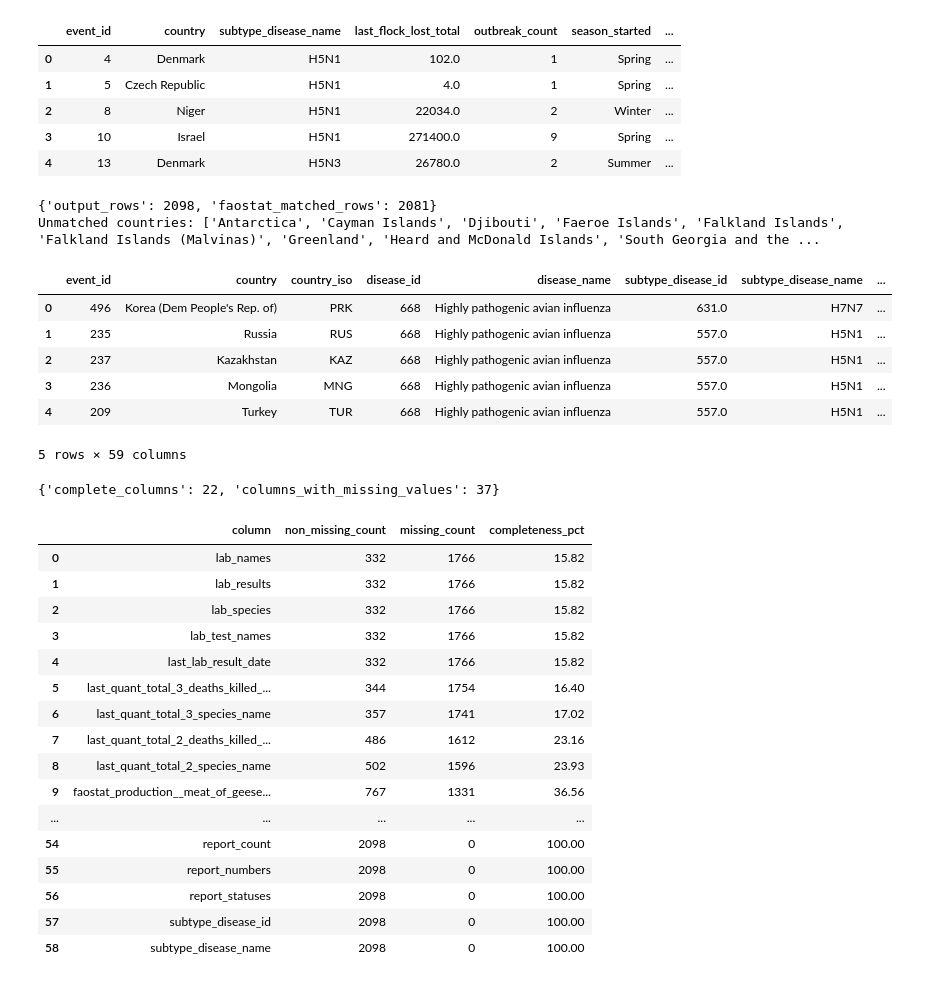
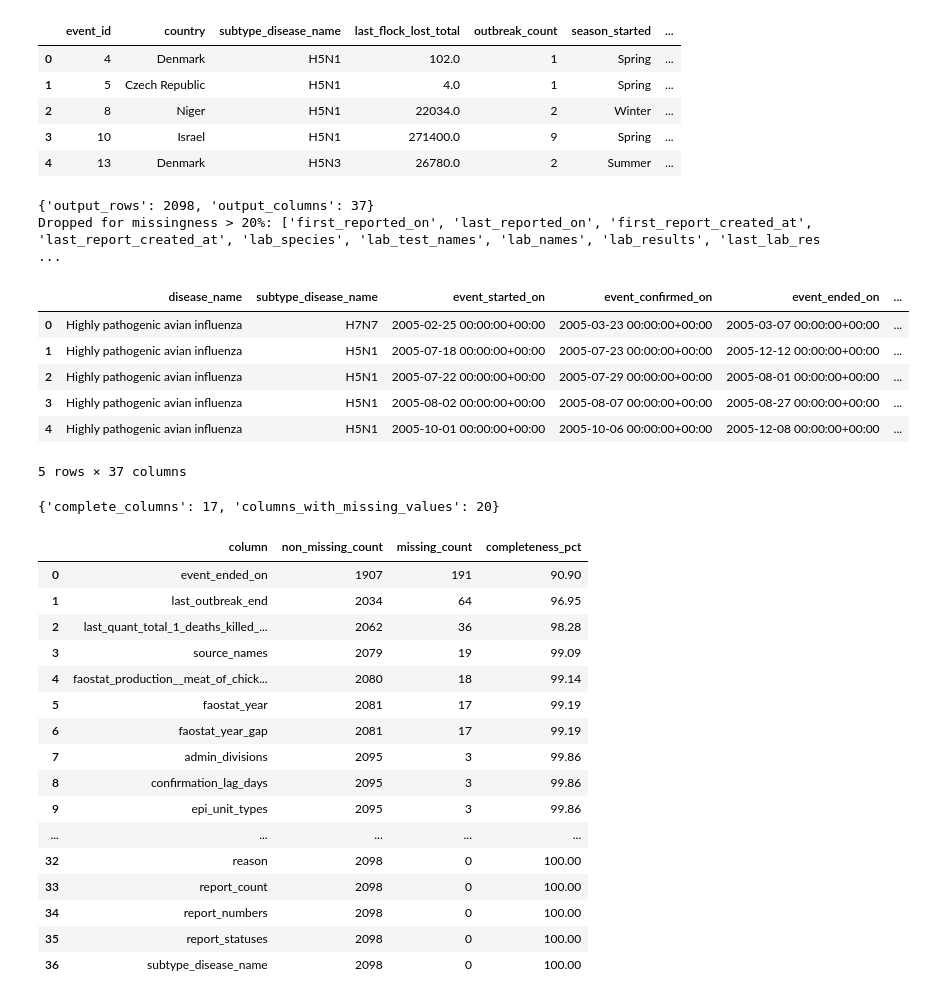
Before and after one commit to WildSphee/5126_project_2, a Jupyter notebook: notebooks/avian_EDA_pipeline.ipynb, the cells around one changed output. Drawn from its saved outputs; the diff is of its cells as text; code cells hidden in the pictures.

Commit message:
drop more cols

```diff
--- a/notebooks/avian_EDA_pipeline.ipynb
+++ b/notebooks/avian_EDA_pipeline.ipynb
@@ -341,11 +341,14 @@ event_outbreak = (
 event_level = event_static.merge(event_outbreak, on='event_id', how='left')
 event_level = event_level.merge(event_last_snapshot, on='event_id', how='left')
 event_level['season_started'] = event_level['first_outbreak_start'].map(season_from_date)
+event_level['confirmation_lag_days'] = (
+    event_level['first_outbreak_start'] - event_level['event_started_on']
+).dt.days.astype('Int64')
 event_level['outbreak_span_days'] = (
     event_level['last_outbreak_reference'] - event_level['first_outbreak_start']
 ).dt.days.astype('Int64')
 
-event_level[['event_id', 'country', 'subtype_disease_name', 'last_flock_lost_total', 'outbreak_count', 'season_started', 'outbreak_span_days']].head()
+event_level[['event_id', 'country', 'subtype_disease_name', 'last_flock_lost_total', 'outbreak_count', 'season_started', 'confirmation_lag_days', 'outbreak_span_days']].head()
 # %% [output]
 |  | event_id | country | subtype_disease_name | last_flock_lost_total | outbreak_count | season_started | ... |
 | 0 | 4 | Denmark | H5N1 | 102.0 | 1 | Spring | ... |
@@ -397,45 +400,63 @@ faostat_feature_columns = [
 events_for_match = event_level.loc[
     event_level['faostat_country'].notna() & event_level['event_anchor_year'].notna(),
     ['event_id', 'faostat_country', 'event_anchor_year'],
 ].copy()
 events_for_match['event_anchor_year'] = events_for_match['event_anchor_year'].astype('int64')
 
 candidate_matches = events_for_match.merge(
     faostat_wide,
     on='faostat_country',
     how='left',
 )
 candidate_matches['faostat_year_gap'] = (
     candidate_matches['event_anchor_year'] - candidate_matches['faostat_year'].astype('int64')
 ).abs().astype('Int64')
 matched_events = (
     candidate_matches.sort_values(['event_id', 'faostat_year_gap', 'faostat_year'])
     .drop_duplicates(subset=['event_id'], keep='first')
 )
 
 event_level = event_level.merge(
     matched_events[['event_id', 'faostat_year', 'faostat_year_gap', *faostat_feature_columns]],
     on='event_id',
     how='left',
 )
 
-event_level = event_level.sort_values(['event_created_at', 'event_id']).reset_index(drop=True)
+columns_to_drop = {
+    column for column in event_level.columns if column.endswith('_id')
+}
+columns_to_drop.update(
+    {
+        'country',
+        'country_iso',
+        'faostat_country',
+        'event_last_occurrence',
+        'outbreak_descriptions',
+        'admin_divisions'
+    }
+)
+event_level = event_level.drop(columns=[column for column in columns_to_drop if column in event_level.columns])
+
+high_missing_columns = event_level.columns[event_level.isna().mean() > 0.20].tolist()
+event_level = event_level.drop(columns=high_missing_columns)
+
+event_level = event_level.sort_values(['event_created_at']).reset_index(drop=True)
 OUTPUT_PATH.parent.mkdir(parents=True, exist_ok=True)
 event_level.to_csv(OUTPUT_PATH, index=False)
 
-print({'output_rows': int(len(event_level)), 'faostat_matched_rows': int(event_level['faostat_year'].notna().sum())})
-print('Unmatched countries:', sorted(event_level.loc[event_level['faostat_country'].isna(), 'country'].dropna().unique()))
+print({'output_rows': int(len(event_level)), 'output_columns': int(len(event_level.columns))})
+print('Dropped for missingness > 20%:', high_missing_columns)
 event_level.head()
 # %% [output]
-{'output_rows': 2098, 'faostat_matched_rows': 2081}
-Unmatched countries: ['Antarctica', 'Cayman Islands', 'Djibouti', 'Faeroe Islands', 'Falkland Islands', 'Falkland Islands (Malvinas)', 'Greenland', 'Heard and McDonald Islands', 'South Georgia and the ...
+{'output_rows': 2098, 'output_columns': 37}
+Dropped for missingness > 20%: ['first_reported_on', 'last_reported_on', 'first_report_created_at', 'last_report_created_at', 'lab_species', 'lab_test_names', 'lab_names', 'lab_results', 'last_lab_res ...
-|  | event_id | country | country_iso | disease_id | disease_name | subtype_disease_id | subtype_disease_name | ... |
-| 0 | 496 | Korea (Dem People's Rep. of) | PRK | 668 | Highly pathogenic avian influenza | 631.0 | H7N7 | ... |
-| 1 | 235 | Russia | RUS | 668 | Highly pathogenic avian influenza | 557.0 | H5N1 | ... |
-| 2 | 237 | Kazakhstan | KAZ | 668 | Highly pathogenic avian influenza | 557.0 | H5N1 | ... |
-| 3 | 236 | Mongolia | MNG | 668 | Highly pathogenic avian influenza | 557.0 | H5N1 | ... |
-| 4 | 209 | Turkey | TUR | 668 | Highly pathogenic avian influenza | 557.0 | H5N1 | ... |
+|  | disease_name | subtype_disease_name | event_started_on | event_confirmed_on | event_ended_on | ... |
+| 0 | Highly pathogenic avian influenza | H7N7 | 2005-02-25 00:00:00+00:00 | 2005-03-23 00:00:00+00:00 | 2005-03-07 00:00:00+00:00 | ... |
+| 1 | Highly pathogenic avian influenza | H5N1 | 2005-07-18 00:00:00+00:00 | 2005-07-23 00:00:00+00:00 | 2005-12-12 00:00:00+00:00 | ... |
+| 2 | Highly pathogenic avian influenza | H5N1 | 2005-07-22 00:00:00+00:00 | 2005-07-29 00:00:00+00:00 | 2005-08-01 00:00:00+00:00 | ... |
+| 3 | Highly pathogenic avian influenza | H5N1 | 2005-08-02 00:00:00+00:00 | 2005-08-07 00:00:00+00:00 | 2005-08-27 00:00:00+00:00 | ... |
+| 4 | Highly pathogenic avian influenza | H5N1 | 2005-10-01 00:00:00+00:00 | 2005-10-06 00:00:00+00:00 | 2005-12-08 00:00:00+00:00 | ... |
-5 rows × 59 columns
+5 rows × 37 columns
 # %%
 column_completeness = (
     pd.DataFrame(
@@ -461,21 +482,21 @@ print(
 )
 column_completeness
 # %% [output]
-{'complete_columns': 22, 'columns_with_missing_values': 37}
+{'complete_columns': 17, 'columns_with_missing_values': 20}
 |  | column | non_missing_count | missing_count | completeness_pct |
-| 0 | lab_names | 332 | 1766 | 15.82 |
-| 1 | lab_results | 332 | 1766 | 15.82 |
-| 2 | lab_species | 332 | 1766 | 15.82 |
-| 3 | lab_test_names | 332 | 1766 | 15.82 |
-| 4 | last_lab_result_date | 332 | 1766 | 15.82 |
-| 5 | last_quant_total_3_deaths_killed_... | 344 | 1754 | 16.40 |
-| 6 | last_quant_total_3_species_name | 357 | 1741 | 17.02 |
-| 7 | last_quant_total_2_deaths_killed_... | 486 | 1612 | 23.16 |
-| 8 | last_quant_total_2_species_name | 502 | 1596 | 23.93 |
-| 9 | faostat_production__meat_of_geese... | 767 | 1331 | 36.56 |
+| 0 | event_ended_on | 1907 | 191 | 90.90 |
+| 1 | last_outbreak_end | 2034 | 64 | 96.95 |
+| 2 | last_quant_total_1_deaths_killed_... | 2062 | 36 | 98.28 |
+| 3 | source_names | 2079 | 19 | 99.09 |
+| 4 | faostat_production__meat_of_chick... | 2080 | 18 | 99.14 |
+| 5 | faostat_year | 2081 | 17 | 99.19 |
+| 6 | faostat_year_gap | 2081 | 17 | 99.19 |
+| 7 | admin_divisions | 2095 | 3 | 99.86 |
+| 8 | confirmation_lag_days | 2095 | 3 | 99.86 |
+| 9 | epi_unit_types | 2095 | 3 | 99.86 |
 | ... | ... | ... | ... | ... |
-| 54 | report_count | 2098 | 0 | 100.00 |
-| 55 | report_numbers | 2098 | 0 | 100.00 |
-| 56 | report_statuses | 2098 | 0 | 100.00 |
-| 57 | subtype_disease_id | 2098 | 0 | 100.00 |
-| 58 | subtype_disease_name | 2098 | 0 | 100.00 |
+| 32 | reason | 2098 | 0 | 100.00 |
+| 33 | report_count | 2098 | 0 | 100.00 |
+| 34 | report_numbers | 2098 | 0 | 100.00 |
+| 35 | report_statuses | 2098 | 0 | 100.00 |
+| 36 | subtype_disease_name | 2098 | 0 | 100.00 |
```
Also changed, not shown: 1 other file.
